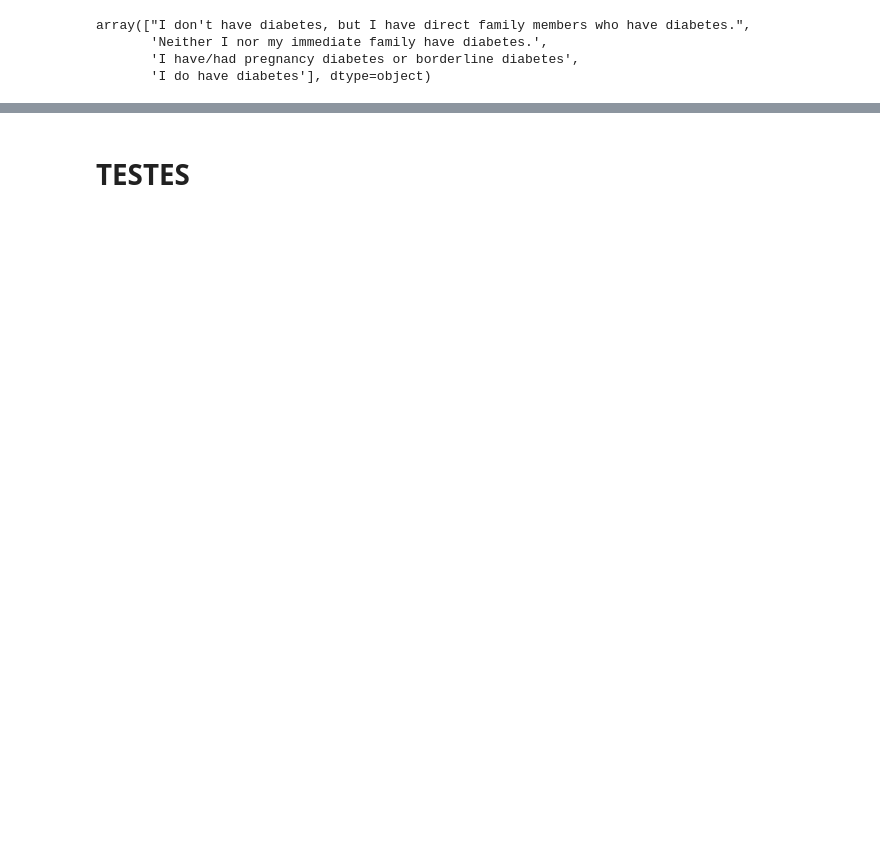
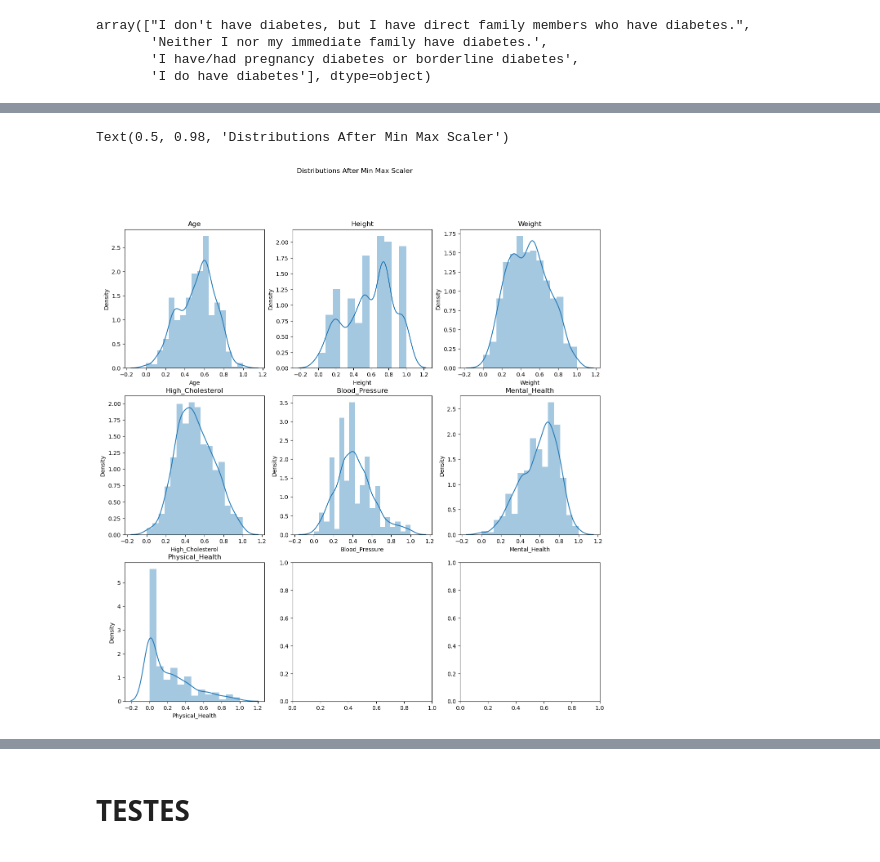
Before and after one commit to henrymmarques/MLProject, a Jupyter notebook: FINAL - Group03.ipynb, the cells around one changed output, grey strips where cells are left out. Cells and saved outputs as stored; diff of their text form; code cells hidden in the pictures; blank space fills up the shorter version.

```diff
--- a/FINAL - Group03.ipynb
+++ b/FINAL - Group03.ipynb
@@ -747,0 +593,6 @@ def countplot(feature):
+# %%
+train_data_num['Birth_Year'] = train_data_num['Birth_Year'].apply(lambda x: age(x))
+train_data_num.rename(columns = {'Birth_Year':'Age'}, inplace=True)
+
+test_data_num['Birth_Year'] = test_data_num['Birth_Year'].apply(lambda x: age(x))
+test_data_num.rename(columns = {'Birth_Year':'Age'}, inplace=True)
@@ -882,0 +728,13 @@ train_data_cat.sample(5)
+# %%
+fig, axes = plt.subplots(nrows = 3, ncols = 3)    # axes is 2d array (3x3)
+axes = axes.flatten()         # Convert axes to 1d array of length 9
+fig.set_size_inches(15, 15)
+
+for ax, col in zip(axes, train_data_num_scaled.columns):
+  sns.distplot(train_data_num_scaled[col], ax = ax)
+  ax.set_title(col)
+
+fig.suptitle('Distributions After Min Max Scaler')
+# %% [output]
+Text(0.5, 0.98, 'Distributions After Min Max Scaler')
+[figure, added]
```
Also changed, not shown: parts of 109 cells of this notebook, 3 other files.
